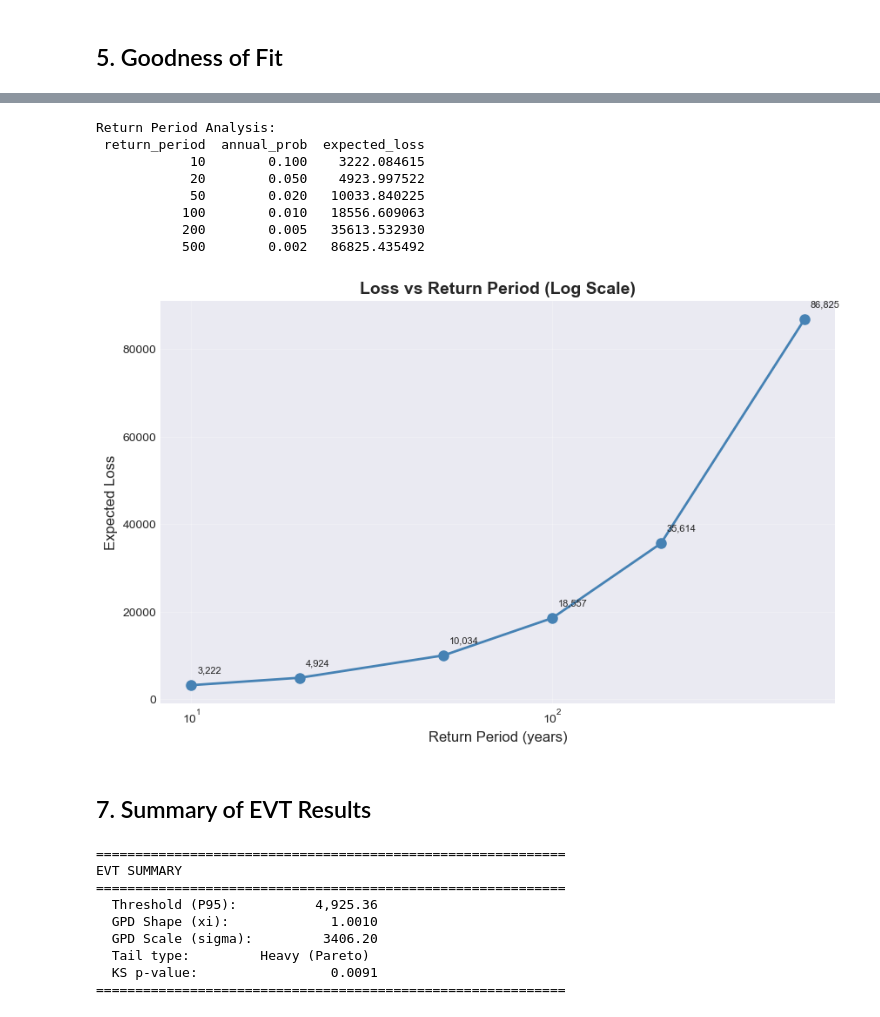
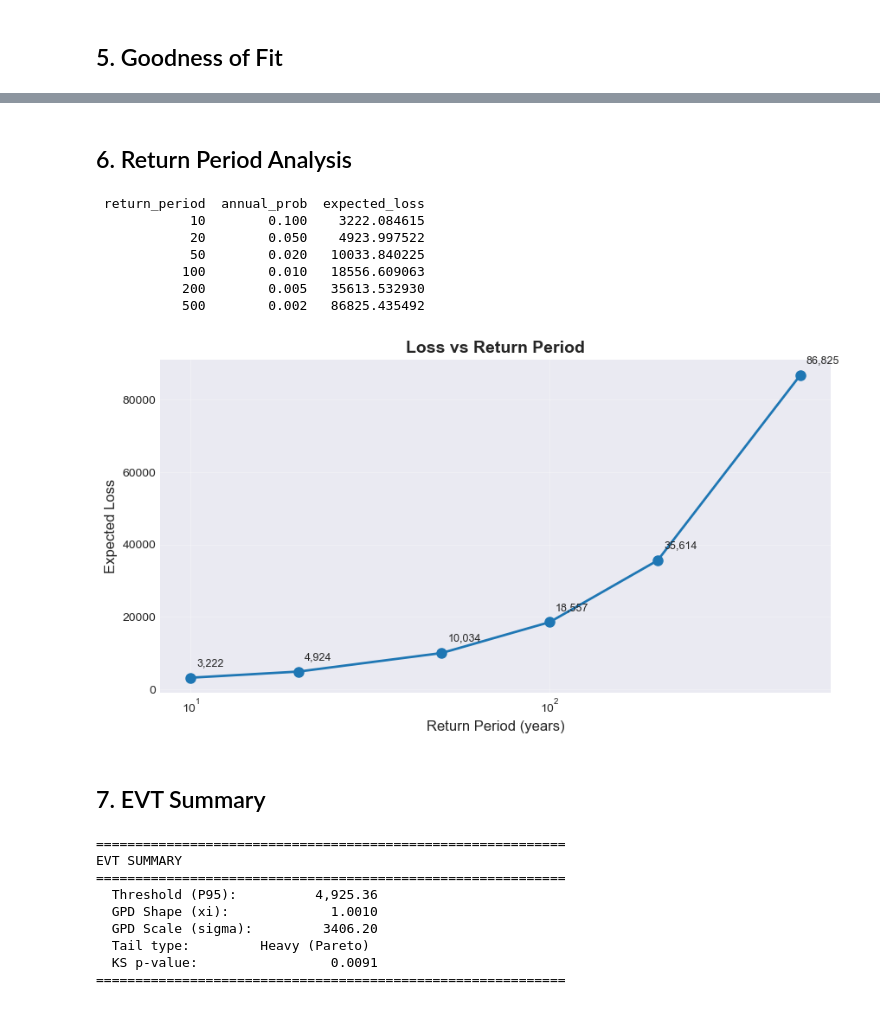
Before and after one commit to arthurpmotta02/reinsurance-portfolio-optimization, a Jupyter notebook: notebooks/02_extreme_value_theory.ipynb, the cells around one changed output, grey strips where cells are left out. Drawn from its saved outputs; the diff is of its cells as text; code cells hidden in the pictures.

```diff
--- a/notebooks/02_extreme_value_theory.ipynb
+++ b/notebooks/02_extreme_value_theory.ipynb
@@ -136,36 +133,37 @@ This is how reinsurers communicate extreme event severity (e.g. 1-in-100-year lo
+# %% [markdown]
+## 6. Return Period Analysis
 # %%
-return_periods = eva.return_period_loss(return_periods=[10, 20, 50, 100, 200, 500])
-
-print('Return Period Analysis:')
+return_periods = eva.return_period_loss(
+    return_periods=[10, 20, 50, 100, 200, 500]
+)
 print(return_periods.to_string(index=False))
 
-fig, ax = plt.subplots(figsize=(10, 6))
+fig, ax = plt.subplots(figsize=(10, 5))
 ax.plot(return_periods['return_period'], return_periods['expected_loss'],
-        marker='o', linewidth=2, markersize=8, color='steelblue')
+        marker='o', linewidth=2, markersize=8)
 
 for _, row in return_periods.iterrows():
     ax.annotate(f"{row['expected_loss']:,.0f}",
                 xy=(row['return_period'], row['expected_loss']),
-                xytext=(5, 10), textcoords='offset points', fontsize=8)
+                xytext=(5, 10), textcoords='offset points', fontsize=9)
 
 ax.set_xlabel('Return Period (years)', fontsize=12)
 ax.set_ylabel('Expected Loss', fontsize=12)
-ax.set_title('Loss vs Return Period (Log Scale)', fontsize=14, fontweight='bold')
+ax.set_title('Loss vs Return Period', fontsize=14, fontweight='bold')
 ax.set_xscale('log')
 ax.grid(True, alpha=0.3)
 
 plt.savefig('../results/figures/07_return_periods.png', dpi=300, bbox_inches='tight')
 plt.show()
 # %% [output]
-Return Period Analysis:
  return_period  annual_prob  expected_loss
             10        0.100    3222.084615
             20        0.050    4923.997522
             50        0.020   10033.840225
            100        0.010   18556.609063
            200        0.005   35613.532930
            500        0.002   86825.435492
-[figure, old version]
+[figure, new version]
 # %% [markdown]
-## 7. Summary of EVT Results
+## 7. EVT Summary
 # %%
```
Also changed, not shown: parts of 12 cells of this notebook, 15 other files.
